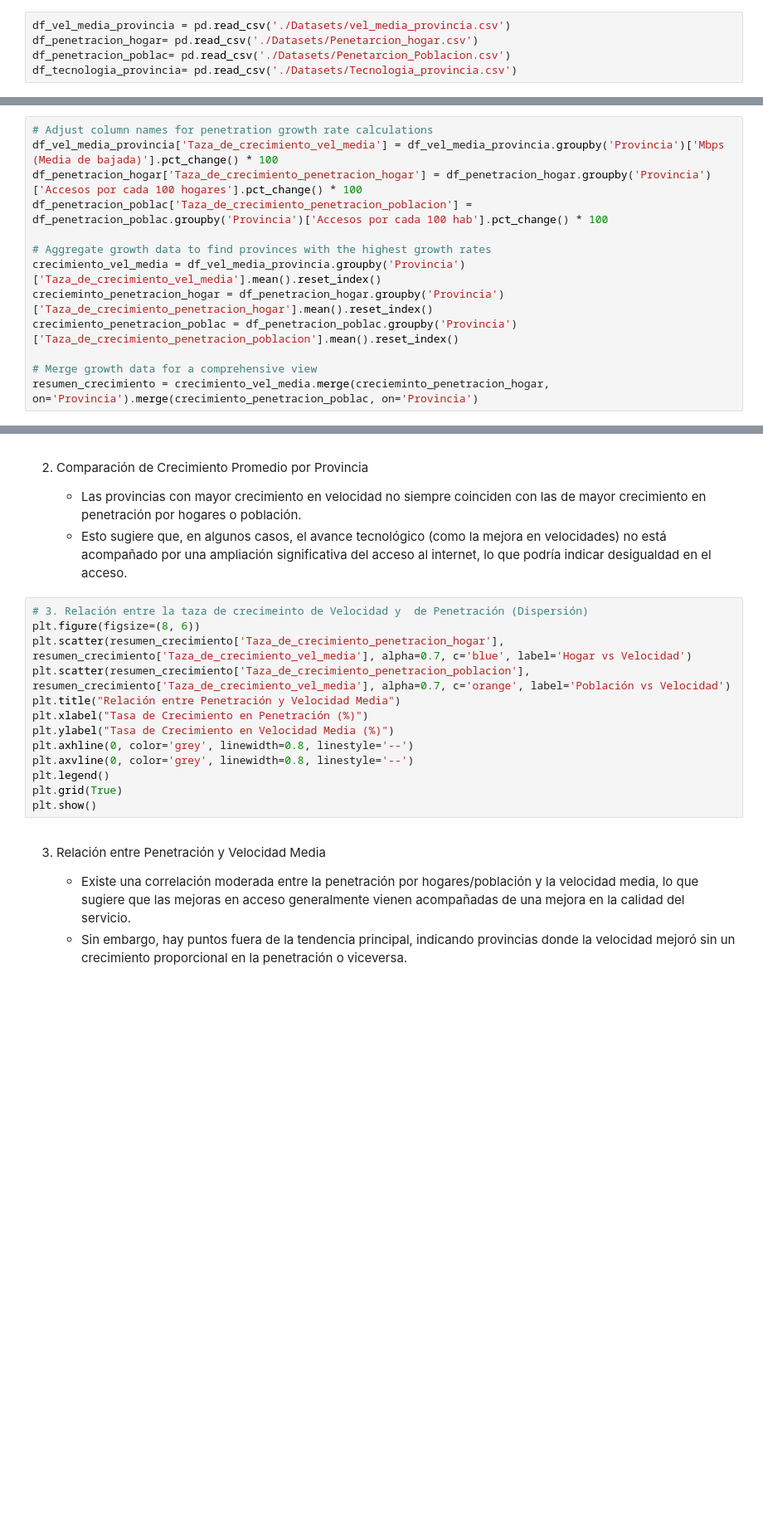
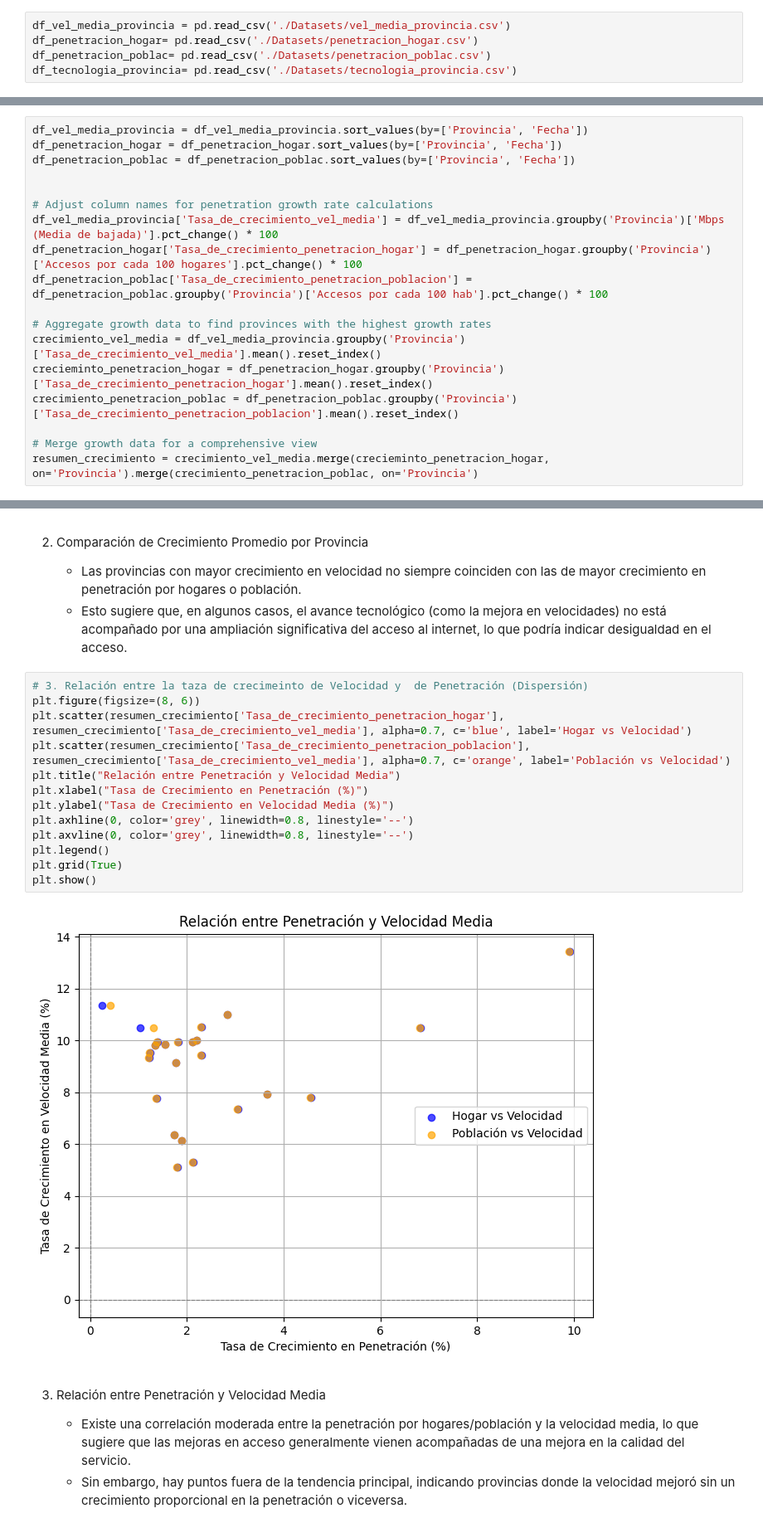
Before and after one commit to Argeboliv05/Proyecto_2_Henry, a Jupyter notebook: EDA.IPYNB, the cells around one changed output, grey strips where cells are left out. Shown at 83% size. Cells and saved outputs as stored; diff of their text form; blank space fills up the shorter version.

```diff
--- a/EDA.IPYNB
+++ b/EDA.IPYNB
@@ -24,9 +25,9 @@ from sklearn.linear_model import LinearRegression
 ## Carga de Datos
 # %%
 df_vel_media_provincia = pd.read_csv('./Datasets/vel_media_provincia.csv')
-df_penetracion_hogar= pd.read_csv('./Datasets/Penetarcion_hogar.csv')
-df_penetracion_poblac= pd.read_csv('./Datasets/Penetarcion_Poblacion.csv')
-df_tecnologia_provincia= pd.read_csv('./Datasets/Tecnologia_provincia.csv')
+df_penetracion_hogar= pd.read_csv('./Datasets/penetracion_hogar.csv')
+df_penetracion_poblac= pd.read_csv('./Datasets/penetracion_poblac.csv')
+df_tecnologia_provincia= pd.read_csv('./Datasets/tecnologia_provincia.csv')
 # %%
 df_vel_media_provincia['Fecha'] = pd.to_datetime(df_vel_media_provincia['Fecha'])
 df_penetracion_hogar['Fecha'] = pd.to_datetime(df_penetracion_hogar['Fecha'])
@@ -387,13 +469,18 @@ Detectar las provincias con el mayor crecimiento en estas métricas.
 # %%
+df_vel_media_provincia = df_vel_media_provincia.sort_values(by=['Provincia', 'Fecha'])
+df_penetracion_hogar = df_penetracion_hogar.sort_values(by=['Provincia', 'Fecha'])
+df_penetracion_poblac = df_penetracion_poblac.sort_values(by=['Provincia', 'Fecha'])
+
+
 # Adjust column names for penetration growth rate calculations
-df_vel_media_provincia['Taza_de_crecimiento_vel_media'] = df_vel_media_provincia.groupby('Provincia')['Mbps (Media de bajada)'].pct_change() * 100
-df_penetracion_hogar['Taza_de_crecimiento_penetracion_hogar'] = df_penetracion_hogar.groupby('Provincia')['Accesos por cada 100 hogares'].pct_change() * 100
-df_penetracion_poblac['Taza_de_crecimiento_penetracion_poblacion'] = df_penetracion_poblac.groupby('Provincia')['Accesos por cada 100 hab'].pct_change() * 100
+df_vel_media_provincia['Tasa_de_crecimiento_vel_media'] = df_vel_media_provincia.groupby('Provincia')['Mbps (Media de bajada)'].pct_change() * 100
+df_penetracion_hogar['Tasa_de_crecimiento_penetracion_hogar'] = df_penetracion_hogar.groupby('Provincia')['Accesos por cada 100 hogares'].pct_change() * 100
+df_penetracion_poblac['Tasa_de_crecimiento_penetracion_poblacion'] = df_penetracion_poblac.groupby('Provincia')['Accesos por cada 100 hab'].pct_change() * 100
 
 # Aggregate growth data to find provinces with the highest growth rates
-crecimiento_vel_media = df_vel_media_provincia.groupby('Provincia')['Taza_de_crecimiento_vel_media'].mean().reset_index()
-crecieminto_penetracion_hogar = df_penetracion_hogar.groupby('Provincia')['Taza_de_crecimiento_penetracion_hogar'].mean().reset_index()
-crecimiento_penetracion_poblac = df_penetracion_poblac.groupby('Provincia')['Taza_de_crecimiento_penetracion_poblacion'].mean().reset_index()
+crecimiento_vel_media = df_vel_media_provincia.groupby('Provincia')['Tasa_de_crecimiento_vel_media'].mean().reset_index()
+crecieminto_penetracion_hogar = df_penetracion_hogar.groupby('Provincia')['Tasa_de_crecimiento_penetracion_hogar'].mean().reset_index()
+crecimiento_penetracion_poblac = df_penetracion_poblac.groupby('Provincia')['Tasa_de_crecimiento_penetracion_poblacion'].mean().reset_index()
 
 # Merge growth data for a comprehensive view
 resumen_crecimiento = crecimiento_vel_media.merge(crecieminto_penetracion_hogar, on='Provincia').merge(crecimiento_penetracion_poblac, on='Provincia')
@@ -453,16 +583,18 @@ plt.show()
 # %%
 # 3. Relación entre la taza de crecimeinto de Velocidad y  de Penetración (Dispersión)
 plt.figure(figsize=(8, 6))
-plt.scatter(resumen_crecimiento['Taza_de_crecimiento_penetracion_hogar'], resumen_crecimiento['Taza_de_crecimiento_vel_media'], alpha=0.7, c='blue', label='Hogar vs Velocidad')
-plt.scatter(resumen_crecimiento['Taza_de_crecimiento_penetracion_poblacion'], resumen_crecimiento['Taza_de_crecimiento_vel_media'], alpha=0.7, c='orange', label='Población vs Velocidad')
+plt.scatter(resumen_crecimiento['Tasa_de_crecimiento_penetracion_hogar'], resumen_crecimiento['Tasa_de_crecimiento_vel_media'], alpha=0.7, c='blue', label='Hogar vs Velocidad')
+plt.scatter(resumen_crecimiento['Tasa_de_crecimiento_penetracion_poblacion'], resumen_crecimiento['Tasa_de_crecimiento_vel_media'], alpha=0.7, c='orange', label='Población vs Velocidad')
 plt.title("Relación entre Penetración y Velocidad Media")
 plt.xlabel("Tasa de Crecimiento en Penetración (%)")
 plt.ylabel("Tasa de Crecimiento en Velocidad Media (%)")
 plt.axhline(0, color='grey', linewidth=0.8, linestyle='--')
 plt.axvline(0, color='grey', linewidth=0.8, linestyle='--')
 plt.legend()
 plt.grid(True)
 plt.show()
+# %% [output]
+[figure, added]
 # %% [markdown]
 3. Relación entre Penetración y Velocidad Media
 
```
Also changed, not shown: parts of 31 cells of this notebook, 2 other files.
